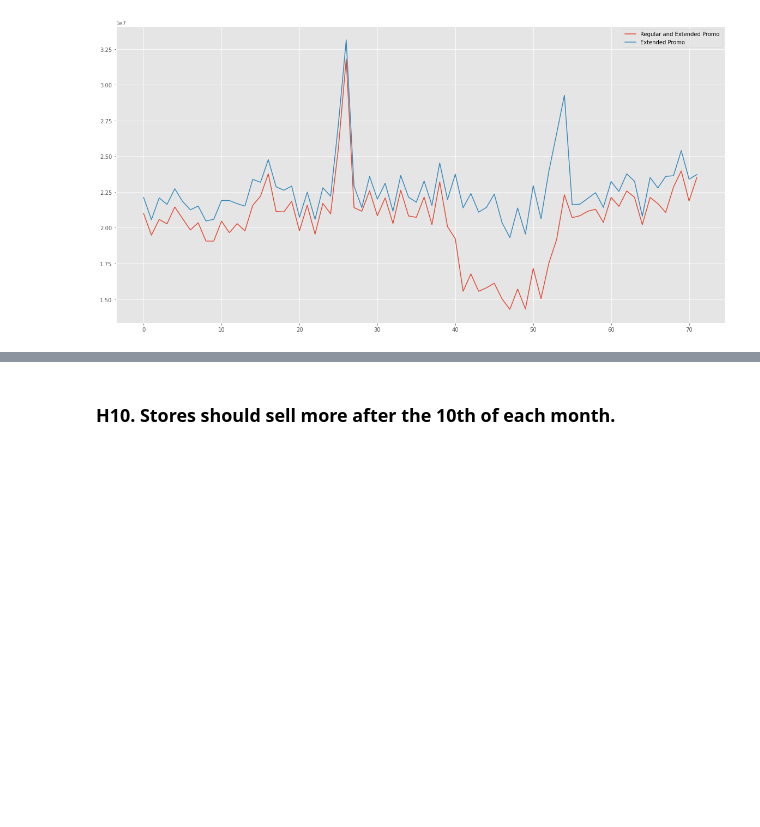
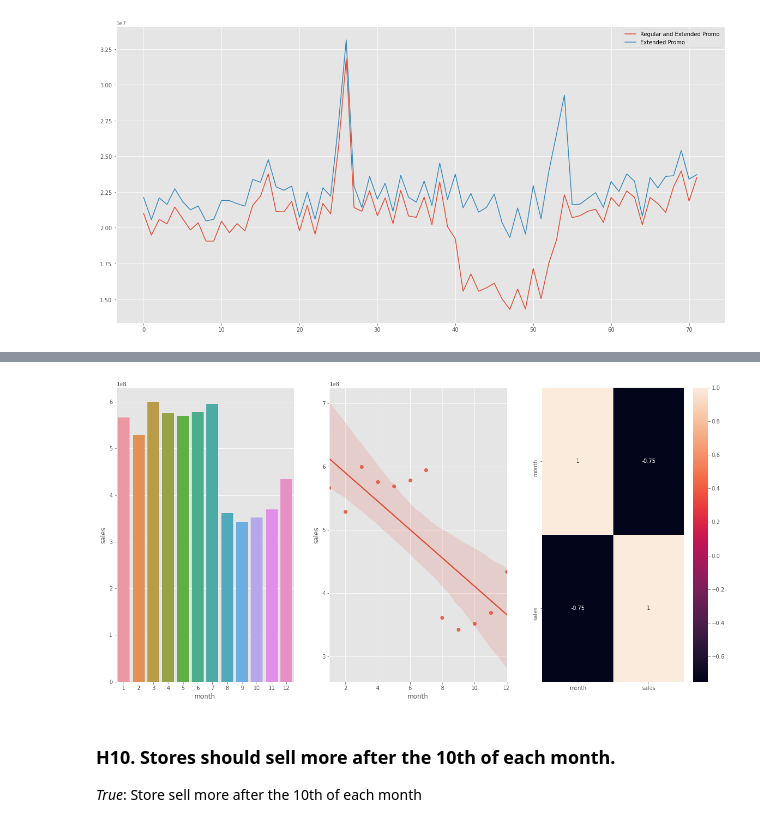
Before and after one commit to vfamim/Rossman-Sales, a Jupyter notebook: notebook/c01_01_Rossman.ipynb, the cells around one changed output, grey strips where cells are left out. Cells and saved outputs as stored; diff of their text form; code cells hidden in the pictures; blank space fills up the shorter version.

```diff
--- a/notebook/c01_01_Rossman.ipynb
+++ b/notebook/c01_01_Rossman.ipynb
@@ -716,2 +754,19 @@ plt.show()
+# %%
+# grouping sales by month
+aux1 = df4[['month', 'sales']].groupby('month').sum().reset_index()
+
+# fig and axes
+fig, ax = plt.subplots(1,3)
+# subplot 1
+sns.barplot(data=aux1, x='month', y='sales', ax=ax[0])
+# subplot 2
+sns.regplot(data=aux1, x='month', y='sales', ax=ax[1])
+# subplot 3
+sns.heatmap(aux1.corr(method='pearson'), annot=True, ax=ax[2])
+# plot show
+plt.show()
+# %% [output]
+[figure, added]
 # %% [markdown]
 ### H10. Stores should sell more after the 10th of each month.
+*True*: Store sell more after the 10th of each month
```
Also changed, not shown: parts of 12 cells of this notebook.
